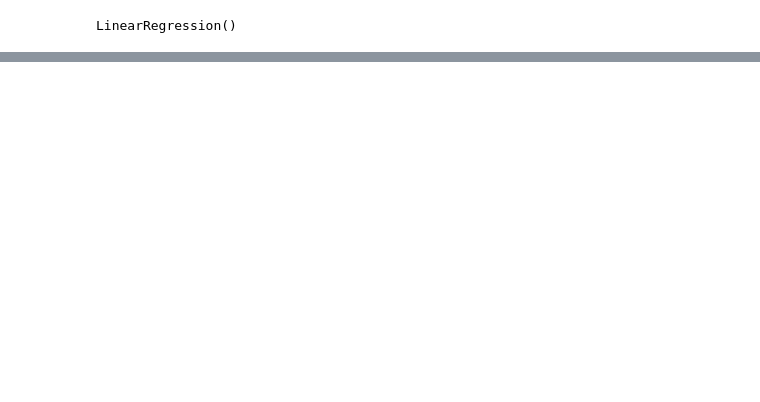
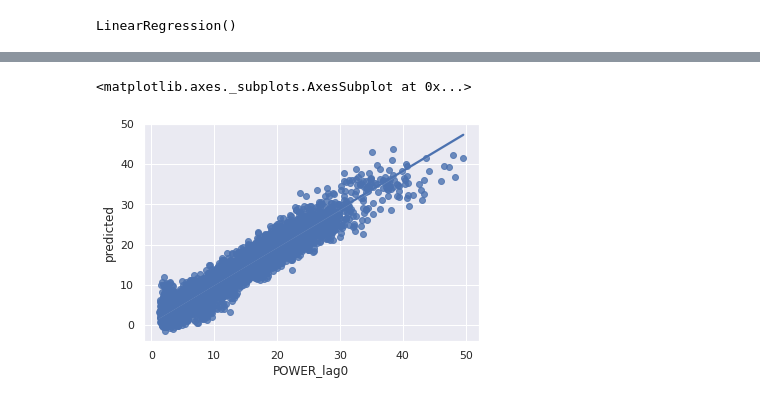
Before and after one commit to hajri94/Predictive-Model-for-Heat-Load-in-Buildings-Connected-to-District-Heating-Network, a Jupyter notebook: Test_Model_Building.ipynb, the cells around one changed output, grey strips where cells are left out. Saved outputs shown, nothing was run; the diff lists cells and outputs as text; code cells hidden in the pictures; blank space fills up the shorter version.

```diff
--- a/Test_Model_Building.ipynb
+++ b/Test_Model_Building.ipynb
@@ -178,0 +153,19 @@ strong multicollinearity problems or that the design matrix is singular.
+# %%
+import numpy as np
+import pandas as pd
+import statsmodels.api as sm
+import statsmodels.formula.api as smf
+F=r3.rename(columns={'Tuesday 0h':'Tuesday_0h','Tuesday 1h':'Tuesday_1h','Tuesday 2h':'Tuesday_2h','Tuesday 3h':'Tuesday_3h','Tuesday 4h':'Tuesday_4h','Tuesday 5h':'Tuesday_5h','Tuesday 6h':'Tuesday_6h','Tuesday 7h':'Tuesday_7h','Tuesday 8h':'Tuesday_8h','Tuesday 9h':'Tuesday_9h','Tuesday 10h':'Tuesday_10h','Tuesday 11h':'Tuesday_11h','Tuesday 12h':'Tuesday_12h','Tuesday 13h':'Tuesday_13h','Tuesday 14h':'Tuesday_14h',
+        'Tuesday 15h':'Tuesday_15h','Tuesday 16h':'Tuesday_16h','Tuesday 17h':'Tuesday_17h','Tuesday 18h':'Tuesday_18h','Tuesday 19h':'Tuesday_19h','Tuesday 20h':'Tuesday_20h','Tuesday 21h':'Tuesday_21h','Tuesday 22h':'Tuesday_22h','Tuesday 23h':'Tuesday_23h','Wednesday 0h':'Wednesday_0h','Wednesday 1h':'Wednesday_1h','Wednesday 2h':'Wednesday_2h','Wednesday 3h':'Wednesday_3h','Wednesday 4h':'Wednesday_4h','Wednesday 5h':'Wednesday_5h','Wednesday 6h':'Wednesday_6h','Wednesday 7h':'Wednesday_7h','Wednesday 8h':'Wednesday_8h','Wednesday 9h':'Wednesday_9h','Wednesday 10h':'Wednesday_10h','Wednesday 11h':'Wednesday_11h','Wednesday 12h':'Wednesday_12h','Wednesday 13h':'Wednesday_13h','Wednesday 14h':'Wednesday_14h',
+        'Wednesday 15h':'Wednesday_15h','Wednesday 16h':'Wednesday_16h','Wednesday 17h':'Wednesday_17h','Wednesday 18h':'Wednesday_18h','Wednesday 19h':'Wednesday_19h','Wednesday 20h':'Wednesday_20h','Wednesday 21h':'Wednesday_21h','Wednesday 22h':'Wednesday_22h','Wednesday 23h':'Wednesday_23h','Thursday 0h':'Thursday_0h','Thursday 1h':'Thursday_1h','Thursday 2h':'Thursday_2h','Thursday 3h':'Thursday_3h','Thursday 4h':'Thursday_4h','Thursday 5h':'Thursday_5h','Thursday 6h':'Thursday_6h','Thursday 7h':'Thursday_7h','Thursday 8h':'Thursday_8h','Thursday 9h':'Thursday_9h','Thursday 10h':'Thursday_10h','Thursday 11h':'Thursday_11h','Thursday 12h':'Thursday_12h','Thursday 13h':'Thursday_13h','Thursday 14h':'Thursday_14h',
+        'Thursday 15h':'Thursday_15h','Thursday 16h':'Thursday_16h','Thursday 17h':'Thursday_17h','Thursday 18h':'Thursday_18h','Thursday 19h':'Thursday_19h','Thursday 20h':'Thursday_20h','Thursday 21h':'Thursday_21h','Thursday 22h':'Thursday_22h','Thursday 23h':'Thursday_23','Friday 0h':'Friday_0h','Friday 1h':'Friday_1h','Friday 2h':'Friday_2h','Friday 3h':'Friday_3h','Friday 4h':'Friday_4h','Friday 5h':'Friday_5h','Friday 6h':'Friday_6h','Friday 7h':'Friday_7h','Friday 8h':'Friday_8h','Friday 9h':'Friday_9h','Friday 10h':'Friday_10h','Friday 11h':'Friday_11h','Friday 12h':'Friday_12h','Friday 13h':'Friday_13h','Friday 14h':'Friday_14h',
+        'Friday 15h':'Friday_15h','Friday 16h':'Friday_16h','Friday 17h':'Friday_17h','Friday 18h':'Friday_18h','Friday 19h':'Friday_19h','Friday 20h':'Friday_20h','Friday 21h':'Friday_21h','Friday 22h':'Friday_22h','Friday 23h':'Friday_23','Saturday 0h':'Saturday_0h','Saturday 1h':'Saturday_1h','Saturday 2h':'Saturday_2h','Saturday 3h':'Saturday_3h','Saturday 4h':'Saturday_4h','Saturday 5h':'Saturday_5h','Saturday 6h':'Saturday_6h','Saturday 7h':'Saturday_7h','Saturday 8h':'Saturday_8h','Saturday 9h':'Saturday_9h','Saturday 10h':'Saturday_10h','Saturday 11h':'Saturday_11h','Saturday 12h':'Saturday_12h','Saturday 13h':'Saturday_13h','Saturday 14h':'Saturday_14h',
+        'Saturday 15h':'Saturday_15h','Saturday 16h':'Saturday_16h','Saturday 17h':'Saturday_17h','Saturday 18h':'Saturday_18h','Friday 19h':'Saturday_19h','Saturday 20h':'Saturday_20h','Saturday 21h':'Saturday_21h','Saturday 22h':'Saturday_22h','Saturday 23h':'Saturday_23','Sunday 0h':'Sunday_0h','Sunday 1h':'Sunday_1h','Sunday 2h':'Sunday_2h','Sunday 3h':'Sunday_3h','Sunday 4h':'Sunday_4h','Sunday 5h':'Sunday_5h','Sunday 6h':'Sunday_6h','Sunday 7h':'Sunday_7h','Sunday 8h':'Sunday_8h','Sunday 9h':'Sunday_9h','Sunday 10h':'Sunday_10h','Sunday 11h':'Sunday_11h','Sunday 12h':'Sunday_12h','Sunday 13h':'Sunday_13h','Sunday 14h':'Sunday_14h',
+        'Sunday 15h':'Sunday_15h','Sunday 16h':'Sunday_16h','Sunday 17h':'Sunday_17h','Sunday 18h':'Sunday_18h','Sunday 19h':'Sunday_19h','Sunday 20h':'Sunday_20h','Sunday 21h':'Sunday_21h','Sunday 22h':'Sunday_22h','Sunday 23h':'Sunday_23','Monday 0h':'Monday_0h','Monday 1h':'Monday_1h','Monday 2h':'Monday_2h','Monday 3h':'Monday_3h','Monday 4h':'Monday_4h','Monday 5h':'Monday_5h','Monday 6h':'Monday_6h','Monday 7h':'Monday_7h','Monday 8h':'Monday_8h','Monday 9h':'Monday_9h','Monday 10h':'Monday_10h','Monday 11h':'Monday_11h','Monday 12h':'Monday_12h','Monday 13h':'Monday_13h','Monday 14h':'Monday_14h',
+        'Monday 15h':'Monday_15h','Monday 16h':'Monday_16h','Monday 17h':'Monday_17h','Monday 18h':'Monday_18h','Monday 19h':'Monday_19h','Monday 20h':'Monday_20h','Monday 21h':'Monday_21h','Monday 22h':'Monday_22h','Monday 23h':'Monday_23'})
+KJB = smf.ols('POWER_lag0 ~ POWER_lag1 + POWER_lag2 + POWER_lag3 + POWER_lag4 + POWER_lag5 + POWER_lag6 +POWER_lag7 + POWER_lag8 + POWER_lag9 + POWER_lag10 + POWER_lag11 + POWER_lag12 + Temperature_lag0 + Temperature_lag1 + Temperature_lag2 + Temperature_lag3 + Temperature_lag4 + Temperature_lag5 + Temperature_lag6 + Temperature_lag7 + Temperature_lag8 + Temperature_lag9 + Temperature_lag10 + Temperature_lag11 + Temperature_lag12 + Temperature_lag13 + Temperature_lag14 + Temperature_lag15 + Temperature_lag16 + Temperature_lag17 + Temperature_lag18 + Temperature_lag19 + Temperature_lag20 + Temperature_lag21 + Temperature_lag22 + Temperature_lag23 + Temperature_lag24',F).fit()
+F['yhat'] = KJB.fittedvalues
+F['resid'] = KJB.resid
+F['predicted'] = KJB.predict(F)
+F.loc[:,'predicted'] =  KJB.predict(F)
+F
@@ -178,0 +186,10 @@ strong multicollinearity problems or that the design matrix is singular.
+# %%
+# Model quality plot (Q-Q plot) X : dataset , Y : Predictive data
+import numpy as np
+import seaborn as sns
+import matplotlib.pyplot as plt
+sns.set_theme(color_codes=True)
+sns.regplot(x="POWER_lag0", y="predicted", data=F)
+# %% [output]
+<matplotlib.axes._subplots.AxesSubplot at 0x...>
+[figure, added]
```
Also changed, not shown: parts of 19 cells of this notebook.
